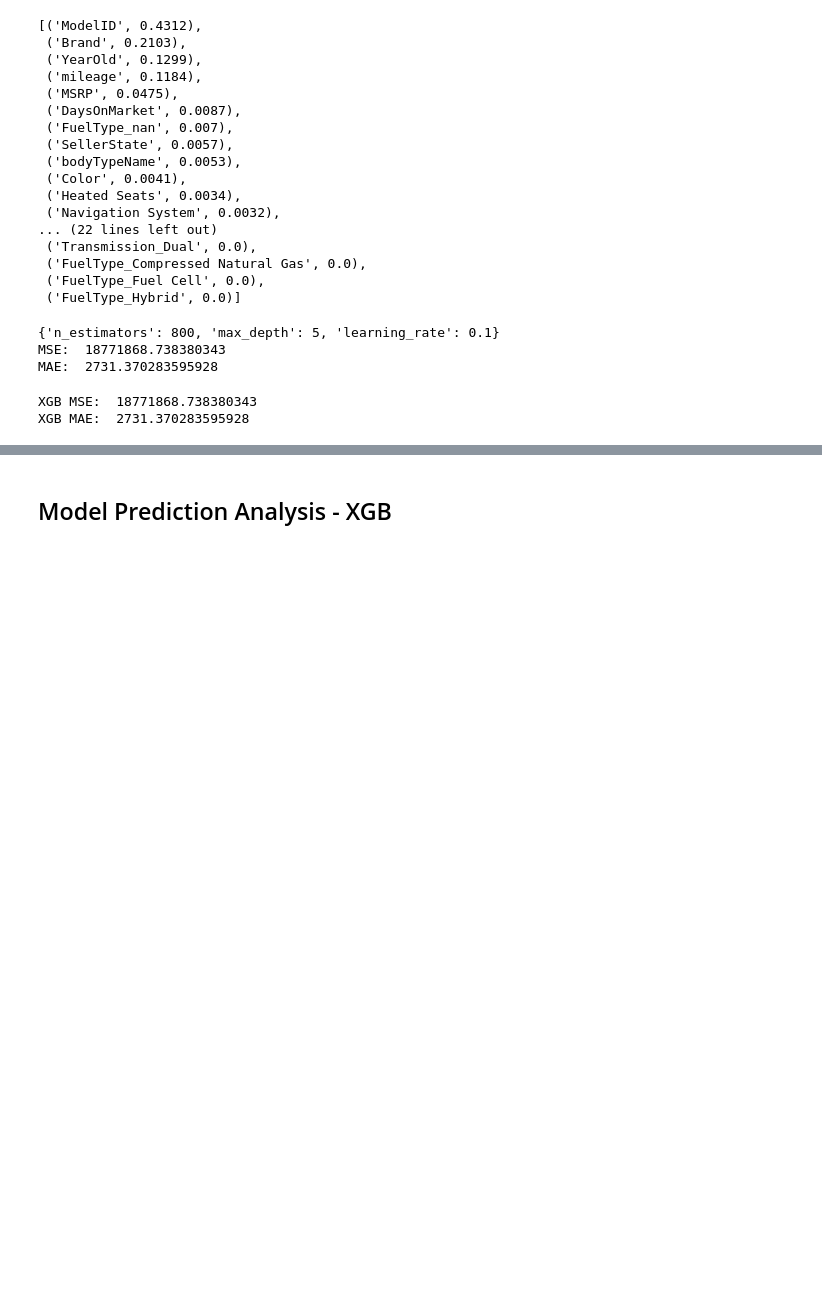
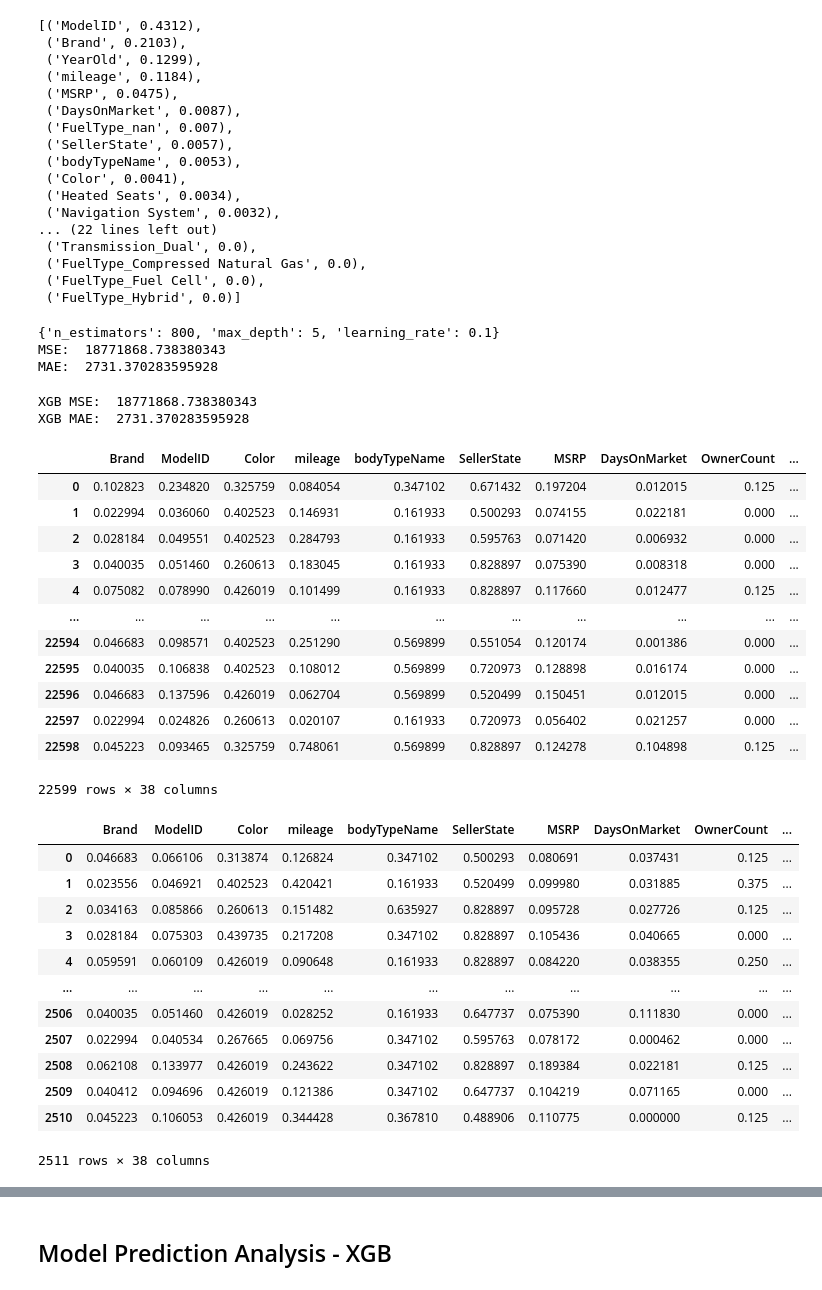
Before and after one commit to jaehunlee527/Used-Car-Price-Estimator, a Jupyter notebook: main.ipynb, the cells around one changed output, grey strips where cells are left out. Drawn from its saved outputs; the diff is of its cells as text; code cells hidden in the pictures; blank space fills up the shorter version.

```diff
--- a/main.ipynb
+++ b/main.ipynb
@@ -707,3 +707,41 @@ print("XGB MAE: ", mean_absolute_error(pred, y_test))
 # %% [output]
 XGB MSE:  18771868.738380343
 XGB MAE:  2731.370283595928
+# %%
+## Neural Network Model with PyTorch
+
+# Begin with scaling
+scaler = MinMaxScaler()
+X_train_scaled = pd.DataFrame(scaler.fit_transform(X_train))
+X_test_scaled = pd.DataFrame(scaler.transform(X_test))
+X_train_scaled.columns = X_train.columns
+X_test_scaled.columns = X_test.columns
+
+display(X_train_scaled, X_test_scaled)
+# %% [output]
+|  | Brand | ModelID | Color | mileage | bodyTypeName | SellerState | MSRP | DaysOnMarket | OwnerCount | ... |
+| 0 | 0.102823 | 0.234820 | 0.325759 | 0.084054 | 0.347102 | 0.671432 | 0.197204 | 0.012015 | 0.125 | ... |
+| 1 | 0.022994 | 0.036060 | 0.402523 | 0.146931 | 0.161933 | 0.500293 | 0.074155 | 0.022181 | 0.000 | ... |
+| 2 | 0.028184 | 0.049551 | 0.402523 | 0.284793 | 0.161933 | 0.595763 | 0.071420 | 0.006932 | 0.000 | ... |
+| 3 | 0.040035 | 0.051460 | 0.260613 | 0.183045 | 0.161933 | 0.828897 | 0.075390 | 0.008318 | 0.000 | ... |
+| 4 | 0.075082 | 0.078990 | 0.426019 | 0.101499 | 0.161933 | 0.828897 | 0.117660 | 0.012477 | 0.125 | ... |
+| ... | ... | ... | ... | ... | ... | ... | ... | ... | ... | ... |
+| 22594 | 0.046683 | 0.098571 | 0.402523 | 0.251290 | 0.569899 | 0.551054 | 0.120174 | 0.001386 | 0.000 | ... |
+| 22595 | 0.040035 | 0.106838 | 0.402523 | 0.108012 | 0.569899 | 0.720973 | 0.128898 | 0.016174 | 0.000 | ... |
+| 22596 | 0.046683 | 0.137596 | 0.426019 | 0.062704 | 0.569899 | 0.520499 | 0.150451 | 0.012015 | 0.000 | ... |
+| 22597 | 0.022994 | 0.024826 | 0.260613 | 0.020107 | 0.161933 | 0.720973 | 0.056402 | 0.021257 | 0.000 | ... |
+| 22598 | 0.045223 | 0.093465 | 0.325759 | 0.748061 | 0.569899 | 0.828897 | 0.124278 | 0.104898 | 0.125 | ... |
+22599 rows × 38 columns
+|  | Brand | ModelID | Color | mileage | bodyTypeName | SellerState | MSRP | DaysOnMarket | OwnerCount | ... |
+| 0 | 0.046683 | 0.066106 | 0.313874 | 0.126824 | 0.347102 | 0.500293 | 0.080691 | 0.037431 | 0.125 | ... |
+| 1 | 0.023556 | 0.046921 | 0.402523 | 0.420421 | 0.161933 | 0.520499 | 0.099980 | 0.031885 | 0.375 | ... |
+| 2 | 0.034163 | 0.085866 | 0.260613 | 0.151482 | 0.635927 | 0.828897 | 0.095728 | 0.027726 | 0.125 | ... |
+| 3 | 0.028184 | 0.075303 | 0.439735 | 0.217208 | 0.347102 | 0.828897 | 0.105436 | 0.040665 | 0.000 | ... |
+| 4 | 0.059591 | 0.060109 | 0.426019 | 0.090648 | 0.161933 | 0.828897 | 0.084220 | 0.038355 | 0.250 | ... |
+| ... | ... | ... | ... | ... | ... | ... | ... | ... | ... | ... |
+| 2506 | 0.040035 | 0.051460 | 0.426019 | 0.028252 | 0.161933 | 0.647737 | 0.075390 | 0.111830 | 0.000 | ... |
+| 2507 | 0.022994 | 0.040534 | 0.267665 | 0.069756 | 0.347102 | 0.595763 | 0.078172 | 0.000462 | 0.000 | ... |
+| 2508 | 0.062108 | 0.133977 | 0.426019 | 0.243622 | 0.347102 | 0.828897 | 0.189384 | 0.022181 | 0.125 | ... |
+| 2509 | 0.040412 | 0.094696 | 0.426019 | 0.121386 | 0.347102 | 0.647737 | 0.104219 | 0.071165 | 0.000 | ... |
+| 2510 | 0.045223 | 0.106053 | 0.426019 | 0.344428 | 0.367810 | 0.488906 | 0.110775 | 0.000000 | 0.125 | ... |
+2511 rows × 38 columns
```
Also changed, not shown: parts of 16 cells of this notebook.
